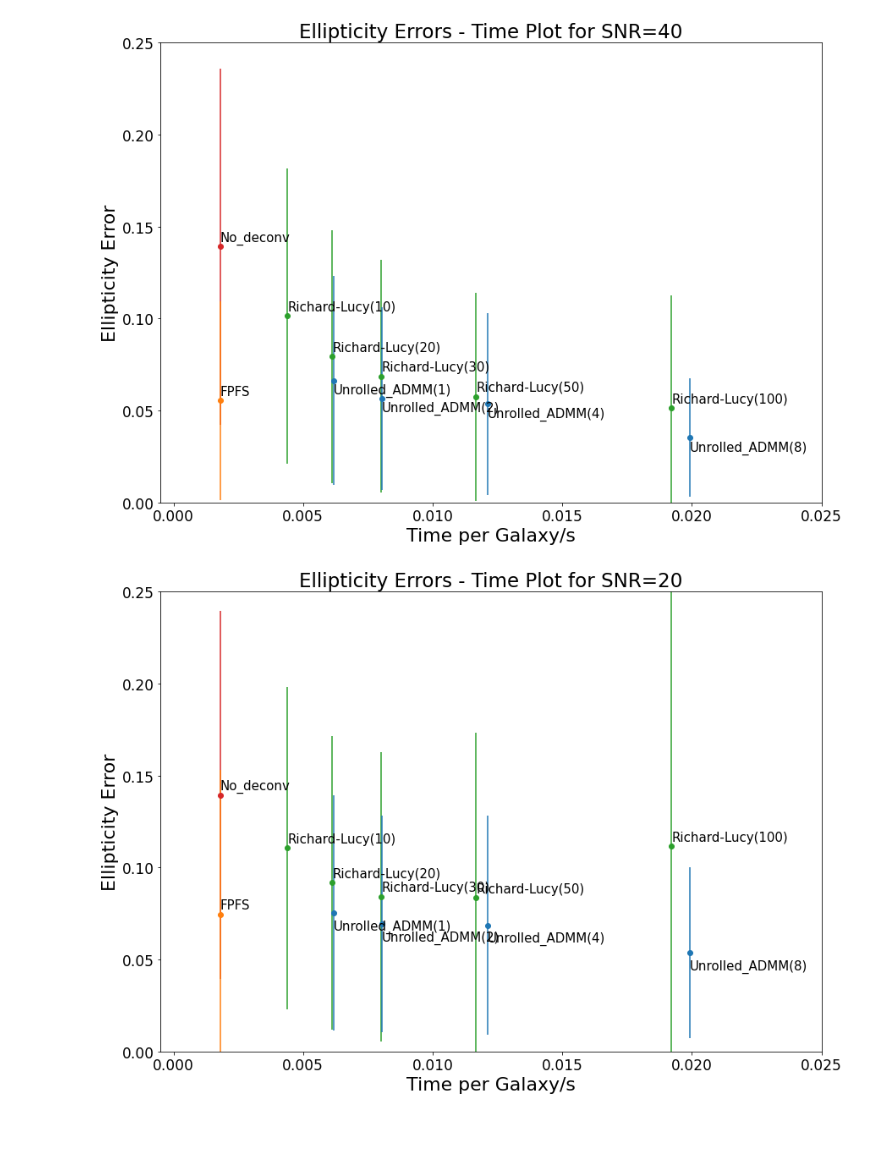
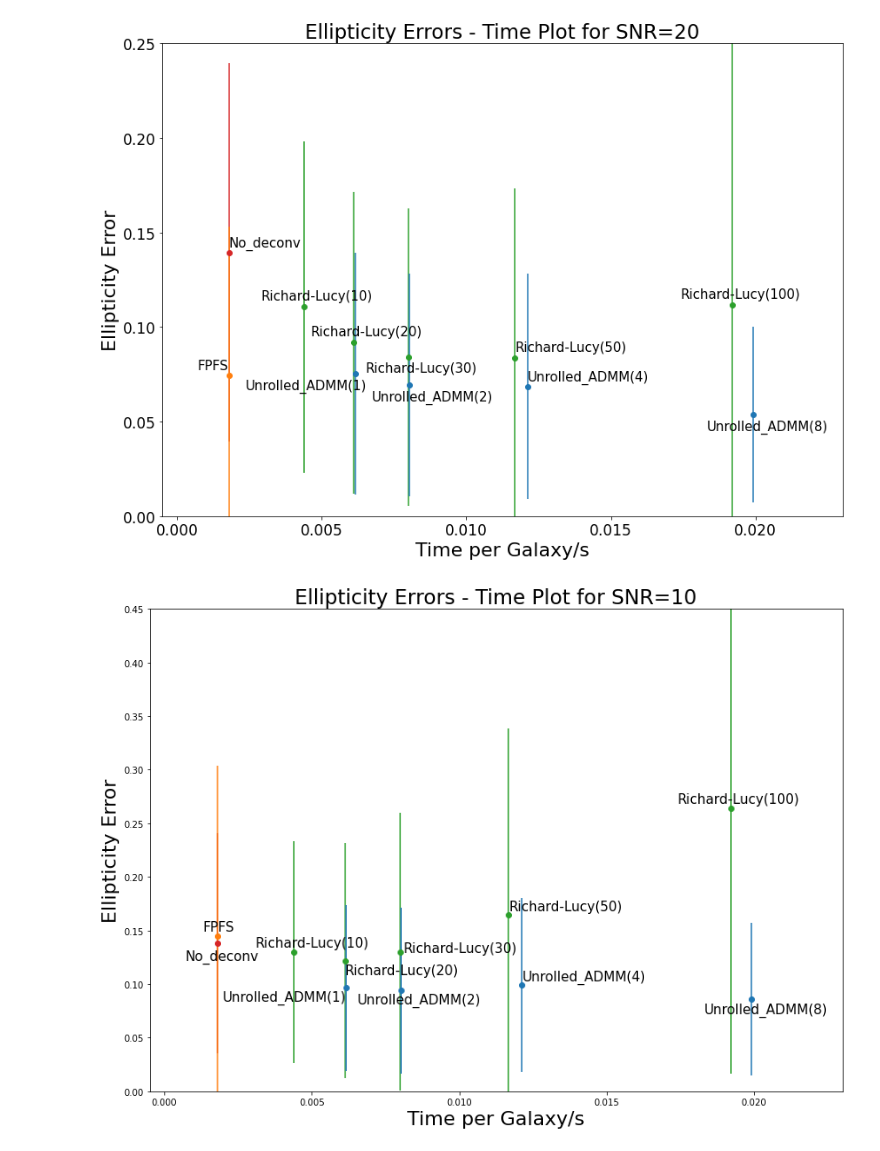
Before and after one commit to Lukeli0425/Galaxy-Deconv, a Jupyter notebook: error_time.ipynb, the cells around one changed output. Cells and saved outputs as stored; diff of their text form; code cells hidden in the pictures.

Commit message:
optimized text locations

```diff
--- a/error_time.ipynb
+++ b/error_time.ipynb
@@ -82,7 +126,8 @@ plt.savefig(os.path.join('figures', f'time_err_{snr}.jpg'), bbox_inches='tight')
 # %%
-snr = 40
+snr = 20
 
 fig, ax1 = plt.subplots(figsize=(14,10), facecolor='white')
+
 shear_err_1, shear_err_2, g_errs, g_stds, ts = [], [], [], [], []
 for method in methods:
     results_file = os.path.join('results', method, f'results.json')
@@ -96,13 +141,16 @@ for method in methods:
     g_errs.append(np.mean(rec_err[:,2]))
     g_stds.append(np.std(rec_err[:,2]))
 
-for t, g_err, g_std, method in zip(ts, g_errs, g_stds, methods):
+text_bias = [(0.003, 0), (0.003, -1.1e-3),
+             (0.004, -1.5e-3), (0.004, -1.5e-3), (-0.008, -1.5e-3), (0.003, 0), (0.004, -1.8e-3),
+             (-0.008, -3.8e-3), (-0.008, -1.3e-3), (0.003, 0), (-0.008, -1.6e-3)]
+for t, g_err, g_std, method, (tb_y, tb_x) in zip(ts, g_errs, g_stds, methods, text_bias):
     color = 'tab:blue' if 'ADMM' in method else ('tab:green' if 'Richard-Lucy' in method else ('tab:orange' if method=='FPFS' else 'tab:red'))
-    bias = -0.007 if 'ADMM' in method else 0.003
-    plt.errorbar(t, g_err, yerr=g_std, marker='o', color=color)
-    plt.text(t, g_err+bias, method, fontsize=15)
+    bias = -0.01 if 'ADMM' in method else 0.004
+    ax1.errorbar(t, g_err, yerr=g_std, marker='o', color=color)
+    ax1.text(t+tb_x, g_err+tb_y, method, fontsize=15)
 
-ax1.set_xlim([-0.0005, 0.025])
+ax1.set_xlim([-0.0005, 0.023])
 ax1.set_ylim([0, 0.25])
 # plt.yscale('log')
 ax1.set_ylabel('Ellipticity Error', fontsize=22)
@@ -112,38 +160,41 @@ plt.tick_params(labelsize=17)
 plt.title(f'Ellipticity Errors - Time Plot for SNR={snr}', fontsize=23)
 plt.savefig(os.path.join('figures', f'time_err_{snr}.jpg'), bbox_inches='tight')
 # %% [output]
-[figure, old version]
+[figure, new version]
 # %%
-snr = 20
+snr = 10
 
 fig, ax1 = plt.subplots(figsize=(14,10), facecolor='white')
+
 shear_err_1, shear_err_2, g_errs, g_stds, ts = [], [], [], [], []
 for method in methods:
     results_file = os.path.join('results', method, f'results.json')
     with open(results_file, 'r') as f:
         results = json.load(f)
     if method == 'No_deconv':
         gt_shear = np.array(results[str(snr)]['gt_shear'])
     total_time, n_gal = results['time']
     rec_err = np.abs(np.array(results[str(snr)]['rec_shear']) - gt_shear)
     ts.append(total_time/n_gal)
     g_errs.append(np.mean(rec_err[:,2]))
     g_stds.append(np.std(rec_err[:,2]))
 
-for t, g_err, g_std, method in zip(ts, g_errs, g_stds, methods):
+text_bias = [(-0.015, -1.1e-3), (0.005, -5e-4),
+             (0.005, -1.3e-3), (-0.013, 0), (0, 1e-4), (0.004, 0), (0.005, -1.8e-3),
+             (-0.012, -4.2e-3), (-0.012, -1.5e-3), (0.004, 0), (-0.013, -1.6e-3)]
+for t, g_err, g_std, method, (tb_y, tb_x) in zip(ts, g_errs, g_stds, methods, text_bias):
     color = 'tab:blue' if 'ADMM' in method else ('tab:green' if 'Richard-Lucy' in method else ('tab:orange' if method=='FPFS' else 'tab:red'))
-    bias = -0.009 if 'ADMM' in method else 0.003
-    plt.errorbar(t, g_err, yerr=g_std, marker='o', color=color)
-    plt.text(t, g_err+bias, method, fontsize=15)
+    bias = -0.01 if 'ADMM' in method else 0.004
+    ax1.errorbar(t, g_err, yerr=g_std, marker='o', color=color)
+    ax1.text(t+tb_x, g_err+tb_y, method, fontsize=15)
 
-ax1.set_xlim([-0.0005, 0.025])
-ax1.set_ylim([0, 0.25])
+ax1.set_xlim([-0.0005, 0.023])
+ax1.set_ylim([0, 0.45])
 # plt.yscale('log')
 ax1.set_ylabel('Ellipticity Error', fontsize=22)
 ax1.set_xlabel('Time per Galaxy/s', fontsize=22)
-
-plt.tick_params(labelsize=17)
 plt.title(f'Ellipticity Errors - Time Plot for SNR={snr}', fontsize=23)
 plt.savefig(os.path.join('figures', f'time_err_{snr}.jpg'), bbox_inches='tight')
+plt.show()
 # %% [output]
-[figure, old version]
+[figure, new version]
```
Also changed, not shown: parts of 4 cells of this notebook, 5 other files.
